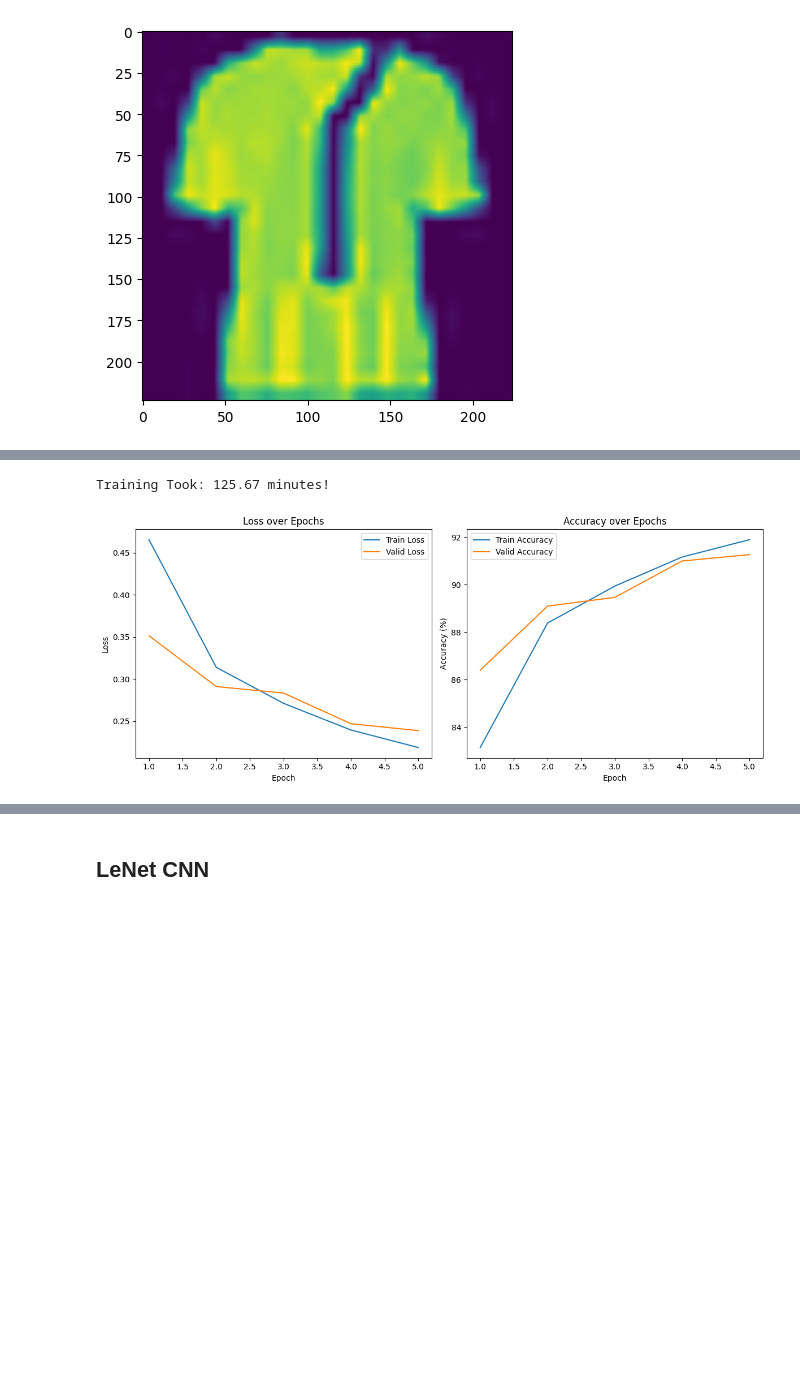
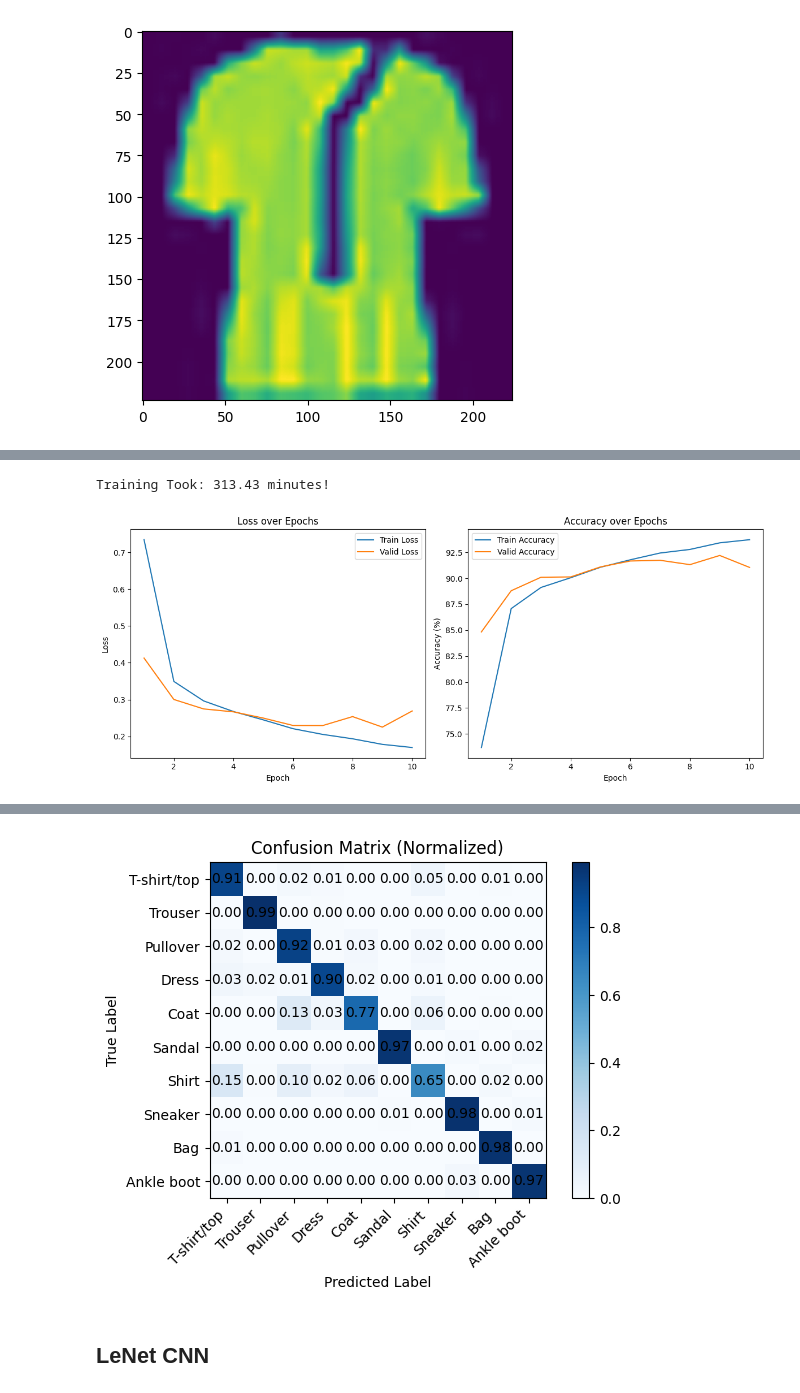
Before and after one commit to ksantoso2/nn, a Jupyter notebook: project.ipynb, the cells around one changed output, grey strips where cells are left out. Cells and saved outputs as stored; diff of their text form; code cells hidden in the pictures; blank space fills up the shorter version.

Commit message:
run all models

```diff
--- a/project.ipynb
+++ b/project.ipynb
@@ -225,11 +222,11 @@ batch_size = 256
 # valid_dataset = FashionMNIST(root="./data", train=False, download=True, transform=alex_transforms)
 
 alex_trainLoader = DataLoader(alex_train_dataset, batch_size=256,
-                                          shuffle=True, num_workers=2)
+                                          shuffle=True, num_workers=0)
 alex_validLoader = DataLoader(alex_valid_dataset, batch_size=256,
-                                          shuffle=True, num_workers=2)
+                                          shuffle=True, num_workers=0)
 alex_testLoader = DataLoader(alex_test_dataset, batch_size=256,
-                                          shuffle=True, num_workers=2)
+                                          shuffle=True, num_workers=0)
 
 
 plt.imshow(alex_train_dataset[10][0][0])
@@ -267,5 +264,5 @@ alex = nn.Sequential(
     nn.Linear(4096, 10),
 )
 # %%
-runModel(train_loader=alex_trainLoader, valid_loader=alex_validLoader, test_loader=alex_testLoader, epochs=5, model=alex, criterion=nn.CrossEntropyLoss())
+runModel(train_loader=alex_trainLoader, valid_loader=alex_validLoader, test_loader=alex_testLoader, epochs=10, model=alex, criterion=nn.CrossEntropyLoss())
 # %% [output]
@@ -277,2 +279,2 @@ runModel(train_loader=alex_trainLoader, valid_loader=alex_validLoader, test_load
-Training Took: 125.67 minutes!
+Training Took: 313.43 minutes!
-[figure, old version]
+[figure, new version]
@@ -280,3 +282,4 @@ avg test loss = 0.2613; test accuracy = 0.904699981212616
+[figure, added]
 # %% [markdown]
 ## LeNet CNN
 # %%
```
Also changed, not shown: parts of 6 cells of this notebook.
